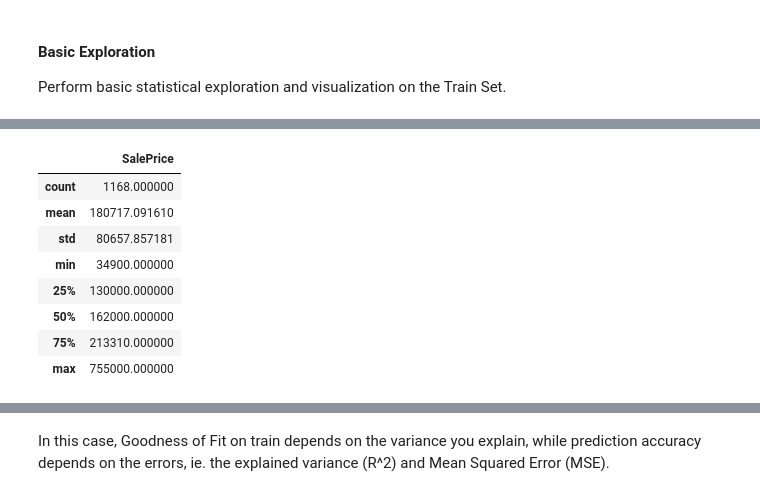
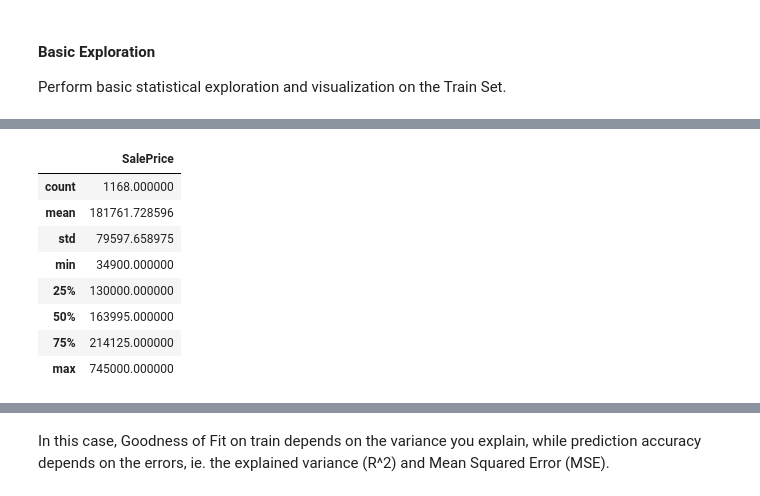
Before and after one commit to keithfykai/sc1015, a Jupyter notebook: Lab 4/lab4 solution.ipynb, the cells around one changed output, grey strips where cells are left out. Cells and saved outputs as stored; diff of their text form; code cells hidden in the pictures.

```diff
--- a/Lab 4/lab4 solution.ipynb
+++ b/Lab 4/lab4 solution.ipynb
@@ -113,0 +95,10 @@ Total:  1460
+# %%
+saleprice = pd.DataFrame(house_prices['SalePrice'])
+grlivarea = pd.DataFrame(house_prices['GrLivArea'])
+totalbsmtsf = pd.DataFrame(house_prices['TotalBsmtSF'])
+garagearea = pd.DataFrame(house_prices['GarageArea'])
+
+X_train, X_test, y_train, y_test = train_test_split(grlivarea, saleprice, test_size=0.2)
+
+print("Train Set :", X_train.shape, y_train.shape)
+print("Test Set  :", X_test.shape, y_test.shape)
@@ -130,14 +124,14 @@ GrLivArea_train.describe()
 | max | 5642.000000 |
 # %%
 # Summary Statistics for SalePrice_train
-SalePrice_train.describe()
+y_train.describe()
 # %% [output]
 |  | SalePrice |
 | count | 1168.000000 |
-| mean | 180717.091610 |
-| std | 80657.857181 |
+| mean | 181761.728596 |
+| std | 79597.658975 |
 | min | 34900.000000 |
 | 25% | 130000.000000 |
-| 50% | 162000.000000 |
-| 75% | 213310.000000 |
-| max | 755000.000000 |
+| 50% | 163995.000000 |
+| 75% | 214125.000000 |
+| max | 745000.000000 |
```
Also changed, not shown: parts of 43 cells of this notebook, 1 other file.
